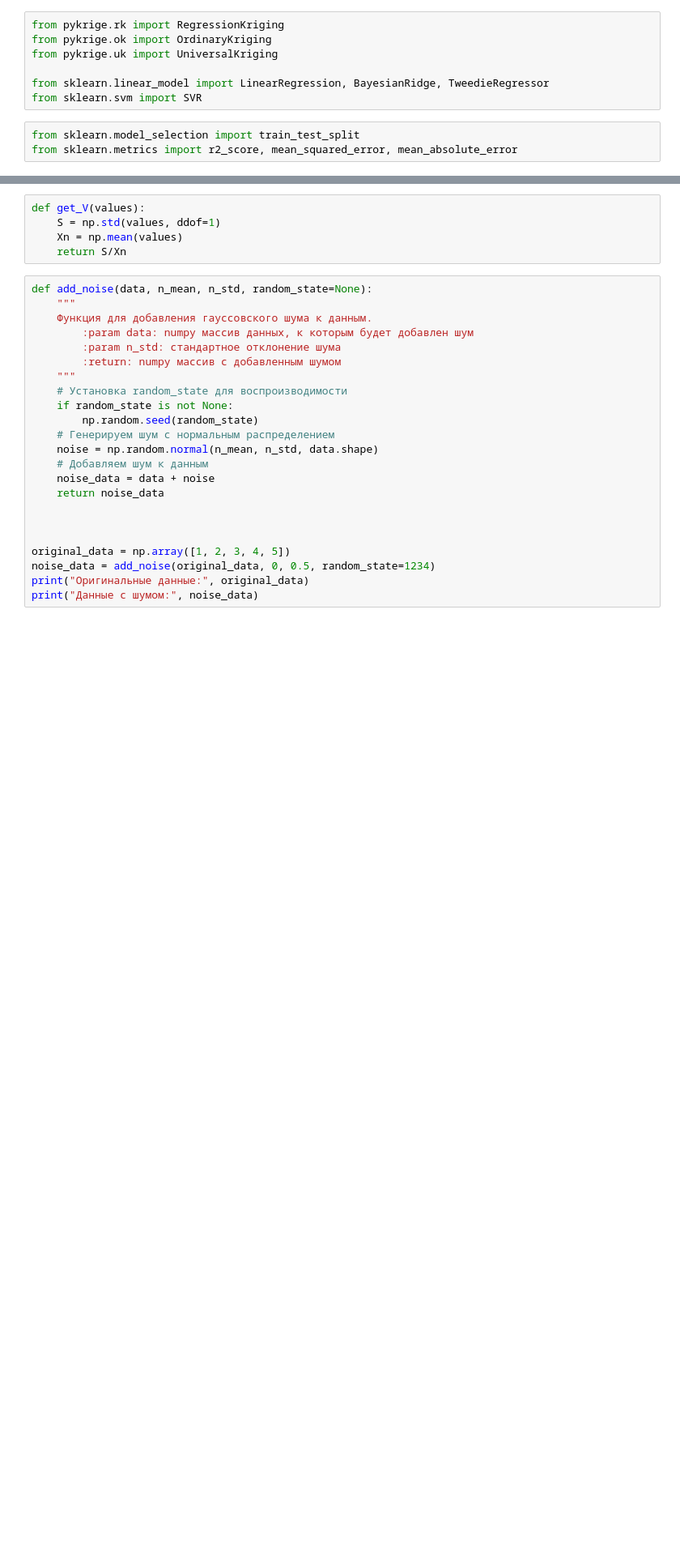
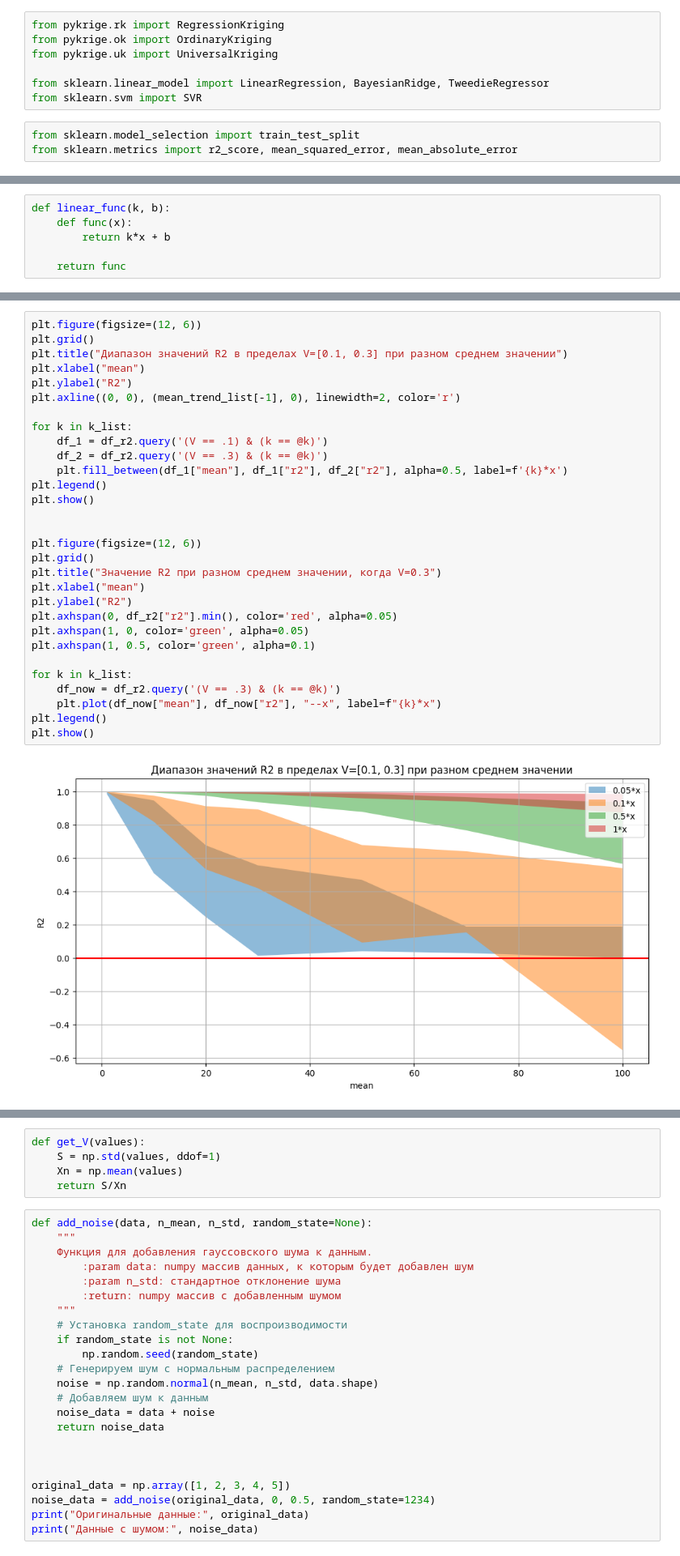
Before and after one commit to MrPain-hub/kriging_for_plaxis, a Jupyter notebook: for_jupy/Добавление шума к данным.ipynb, the cells around one changed output, grey strips where cells are left out. Shown at 81% size. Saved outputs shown, nothing was run; the diff lists cells and outputs as text; blank space fills up the shorter version.

```diff
--- a/for_jupy/Добавление шума к данным.ipynb
+++ b/for_jupy/Добавление шума к данным.ipynb
@@ -20,0 +26,6 @@ from sklearn.metrics import r2_score, mean_squared_error, mean_absolute_error
+# %%
+def linear_func(k, b):
+    def func(x):
+        return k*x + b
+
+    return func
@@ -20,0 +72,32 @@ from sklearn.metrics import r2_score, mean_squared_error, mean_absolute_error
+# %%
+plt.figure(figsize=(12, 6))
+plt.grid()
+plt.title("Диапазон значений R2 в пределах V=[0.1, 0.3] при разном среднем значении")
+plt.xlabel("mean")
+plt.ylabel("R2")
+plt.axline((0, 0), (mean_trend_list[-1], 0), linewidth=2, color='r')
+
+for k in k_list:
+    df_1 = df_r2.query('(V == .1) & (k == @k)')
+    df_2 = df_r2.query('(V == .3) & (k == @k)')
+    plt.fill_between(df_1["mean"], df_1["r2"], df_2["r2"], alpha=0.5, label=f'{k}*x')
+plt.legend()
+plt.show()
+
+
+plt.figure(figsize=(12, 6))
+plt.grid()
+plt.title("Значение R2 при разном среднем значении, когда V=0.3")
+plt.xlabel("mean")
+plt.ylabel("R2")
+plt.axhspan(0, df_r2["r2"].min(), color='red', alpha=0.05)
+plt.axhspan(1, 0, color='green', alpha=0.05)
+plt.axhspan(1, 0.5, color='green', alpha=0.1)
+
+for k in k_list:
+    df_now = df_r2.query('(V == .3) & (k == @k)')
+    plt.plot(df_now["mean"], df_now["r2"], "--x", label=f"{k}*x")
+plt.legend()
+plt.show()
+# %% [output]
+[figure, added]
```
Also changed, not shown: parts of 8 cells of this notebook, 8 other files.
